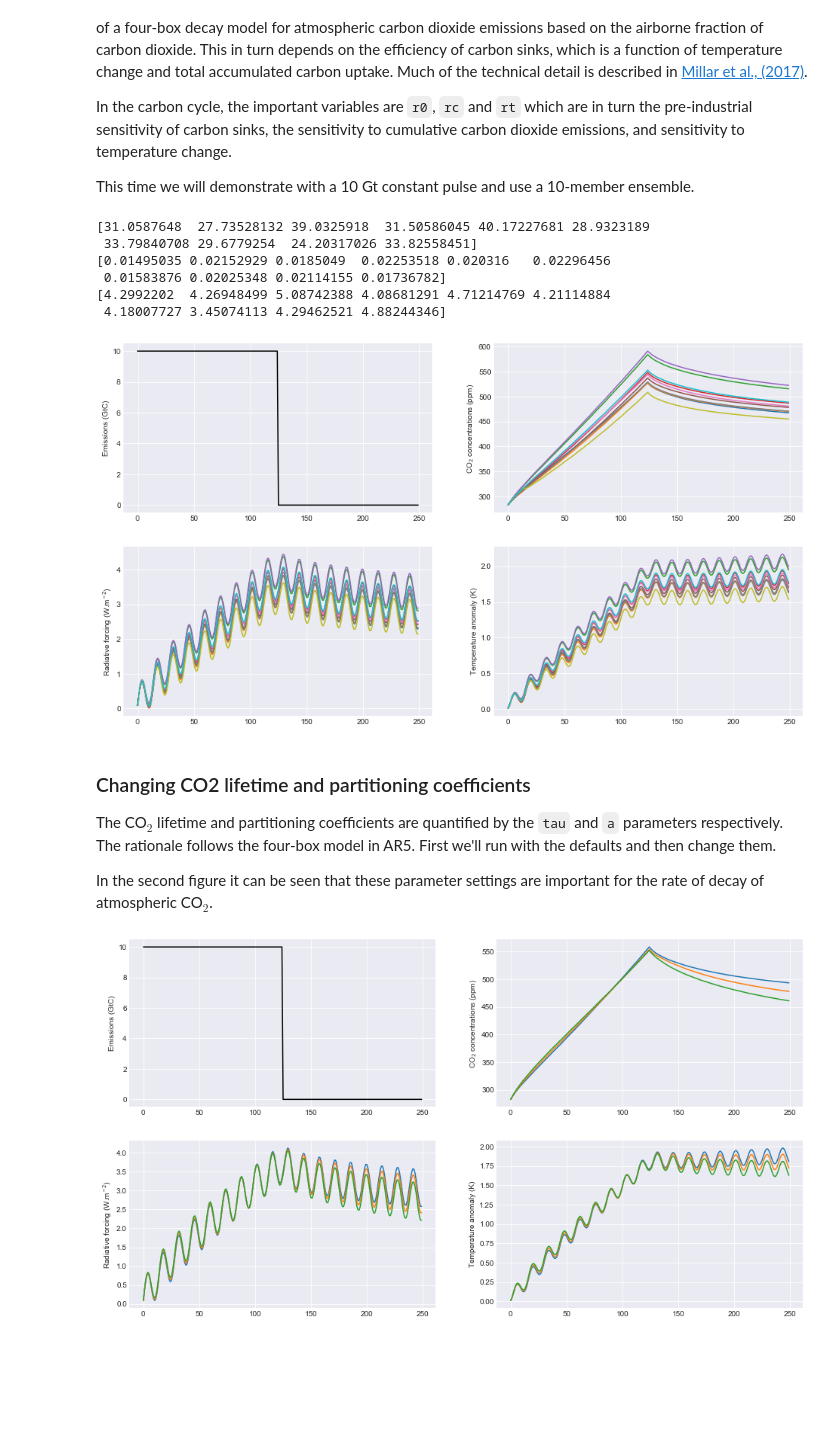
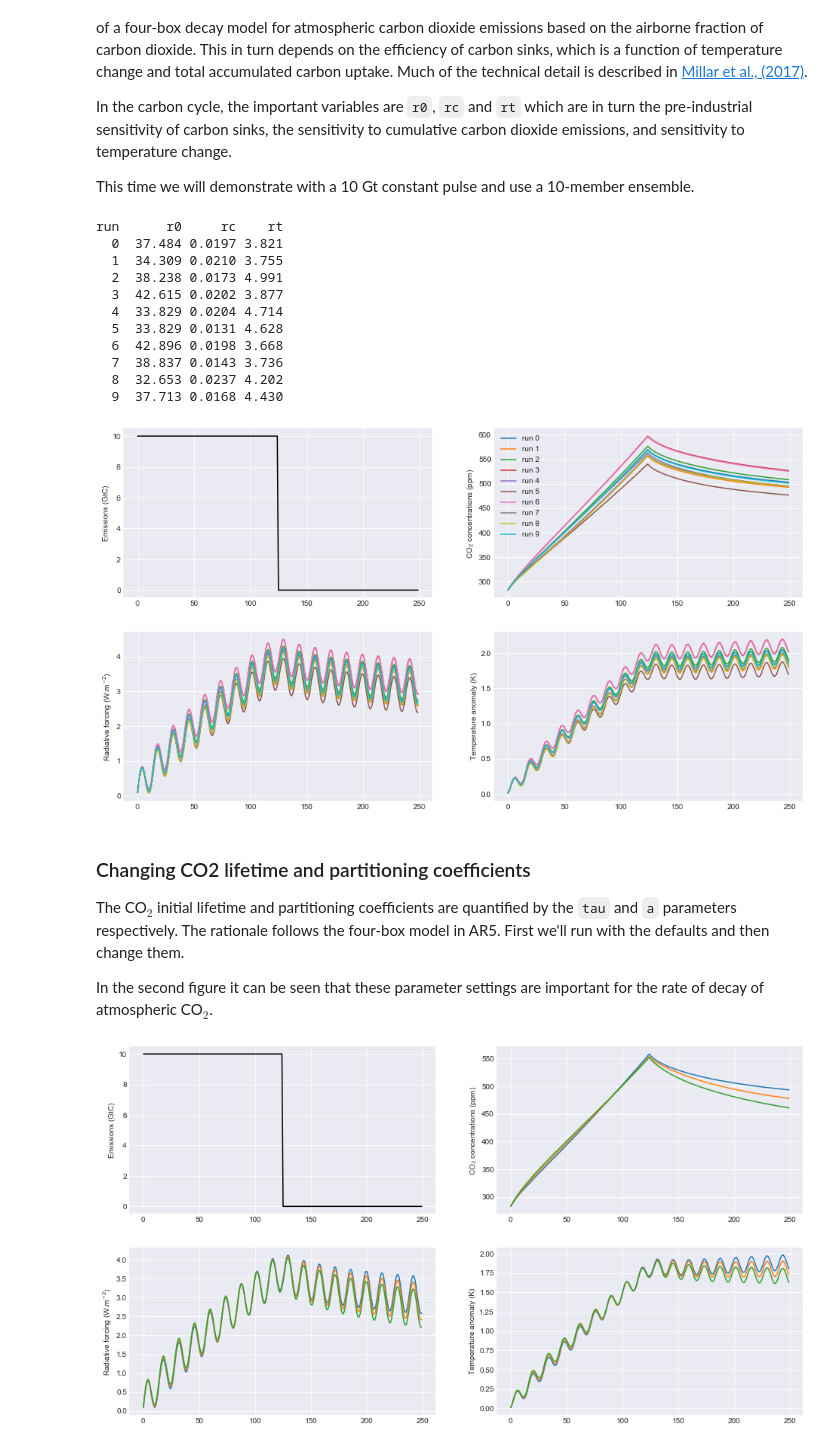
Before and after one commit to OMS-NetZero/FAIR, a Jupyter notebook: docs/examples.ipynb, the cells around one changed output. Cells and saved outputs as stored; diff of their text form; code cells hidden in the pictures; blank space fills up the shorter version.

```diff
--- a/docs/examples.ipynb
+++ b/docs/examples.ipynb
@@ -94,63 +92,67 @@ This time we will demonstrate with a 10 Gt constant pulse and use a 10-member en
 # %%
 # set up emissions and forcing arrays
 emissions = np.ones(250) * 10.0   # Unit: GtC
 emissions[125:] = 0.0
 other_rf = np.zeros(emissions.size)
 for x in range(0, emissions.size):
     other_rf[x] = 0.5 * np.sin(2 * np.pi * (x) / 14.0)
 
 # create output arrays
 nrun = 10
 C = np.empty((emissions.size, nrun))
 F = np.empty((emissions.size, nrun))
 T = np.empty((emissions.size, nrun))
 
 # Generate some random values of carbon cycle parameters
+# use a seed for reproducible results
 from scipy.stats import norm
-r0 = norm.rvs(size=nrun, loc=35, scale=5.0)
-rc = norm.rvs(size=nrun, loc=0.019, scale=0.003)
-rt = norm.rvs(size=nrun, loc=4.165, scale=0.5)
+r0 = norm.rvs(size=nrun, loc=35, scale=5.0, random_state=42)
+rc = norm.rvs(size=nrun, loc=0.019, scale=0.003, random_state=77)
+rt = norm.rvs(size=nrun, loc=4.165, scale=0.5, random_state=1729)
 
-print (r0)
-print (rc)
-print (rt)
-
-# run the model
+# initialise plot
+fig = plt.figure()
+ax1 = fig.add_subplot(221)
+ax1.plot(range(0, emissions.size), emissions, color='black')
+ax1.set_ylabel('Emissions (GtC)')
+ax2 = fig.add_subplot(222)
+ax3 = fig.add_subplot(223)
+ax4 = fig.add_subplot(224)
+# run the model and plot outputs
+print ("run      r0     rc    rt")
 for i in range(nrun):
+    print ("  %d  %5.3f %5.4f %5.3f" % (i, r0[i], rc[i], rt[i]))
     C[:,i],F[:,i],T[:,i] = fair.forward.fair_scm(
         emissions=emissions,
         other_rf=other_rf,
         useMultigas=False,
         r0 = r0[i],
         rc = rc[i],
         rt = rt[i]
     )
-
-# plot the output
-fig = plt.figure()
-ax1 = fig.add_subplot(221)
-ax1.plot(range(0, emissions.size), emissions, color='black')
-ax1.set_ylabel('Emissions (GtC)')
-ax2 = fig.add_subplot(222)
-ax2.plot(range(0, emissions.size), C)
-ax2.set_ylabel('CO$_2$ concentrations (ppm)')
-ax3 = fig.add_subplot(223)
-ax3.plot(range(0, emissions.size), F)
-ax3.set_ylabel('Radiative forcing (W.m$^{-2}$)')
-ax4 = fig.add_subplot(224)
-ax4.plot(range(0, emissions.size), T)
-ax4.set_ylabel('Temperature anomaly (K)');
+    ax2.plot(range(0, emissions.size), C[:,i], label='run %d' % i)
+    ax2.set_ylabel('CO$_2$ concentrations (ppm)')
+    ax3.plot(range(0, emissions.size), F[:,i])
+    ax3.set_ylabel('Radiative forcing (W.m$^{-2}$)')
+    ax4.plot(range(0, emissions.size), T[:,i])
+    ax4.set_ylabel('Temperature anomaly (K)');
+ax2.legend();
 # %% [output]
-[31.0587648  27.73528132 39.0325918  31.50586045 40.17227681 28.9323189
- 33.79840708 29.6779254  24.20317026 33.82558451]
-[0.01495035 0.02152929 0.0185049  0.02253518 0.020316   0.02296456
- 0.01583876 0.02025348 0.02114155 0.01736782]
-[4.2992202  4.26948499 5.08742388 4.08681291 4.71214769 4.21114884
- 4.18007727 3.45074113 4.29462521 4.88244346]
+run      r0     rc    rt
+  0  37.484 0.0197 3.821
+  1  34.309 0.0210 3.755
+  2  38.238 0.0173 4.991
+  3  42.615 0.0202 3.877
+  4  33.829 0.0204 4.714
+  5  33.829 0.0131 4.628
+  6  42.896 0.0198 3.668
+  7  38.837 0.0143 3.736
+  8  32.653 0.0237 4.202
+  9  37.713 0.0168 4.430
-[figure, old version]
+[figure, new version]
 # %% [markdown]
 ### Changing CO2 lifetime and partitioning coefficients
-The CO$_2$ lifetime and partitioning coefficients are quantified by the `tau` and `a` parameters respectively. The rationale follows the four-box model in AR5. First we'll run with the defaults and then change them.
+The CO$_2$ initial lifetime and partitioning coefficients are quantified by the `tau` and `a` parameters respectively. The rationale follows the four-box model in AR5. First we'll run with the defaults and then change them.
 
 In the second figure it can be seen that these parameter settings are important for the rate of decay of atmospheric CO$_2$.
 # %%
```
Also changed, not shown: parts of 15 cells of this notebook, 27 other files.
